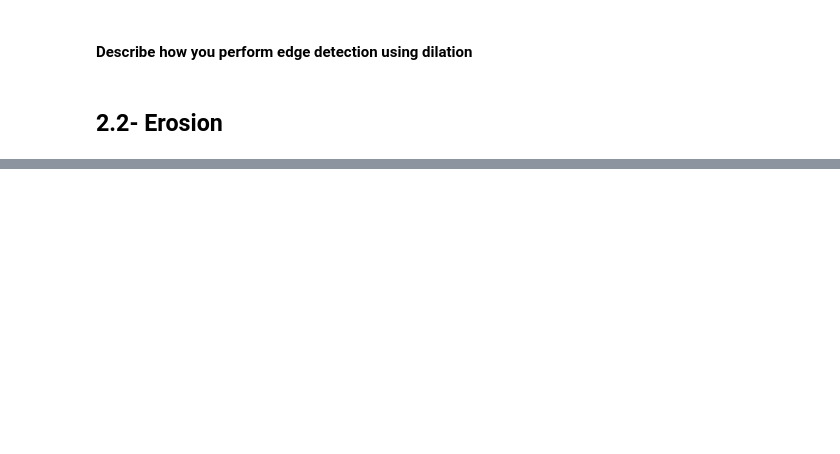
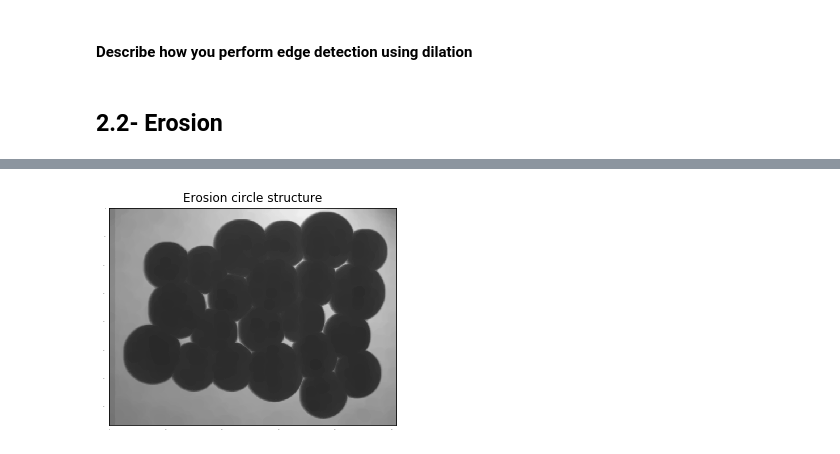
Before and after one commit to MennaMuhammed/ImageAssg2, a Jupyter notebook: ImagProc-Assg2.ipynb, the cells around one changed output, grey strips where cells are left out. Cells and saved outputs as stored; diff of their text form; code cells hidden in the pictures; blank space fills up the shorter version.

```diff
--- a/ImagProc-Assg2.ipynb
+++ b/ImagProc-Assg2.ipynb
@@ -116,0 +140,6 @@ def erode_cross(img,ksize):
+# %%
+ecircle2 = erode_circle(circle,20)
+y = showImg(ecircle2)
+yt = plt.title('Erosion circle structure')
+# %% [output]
+[figure, added]
```
Also changed, not shown: parts of 17 cells of this notebook.
